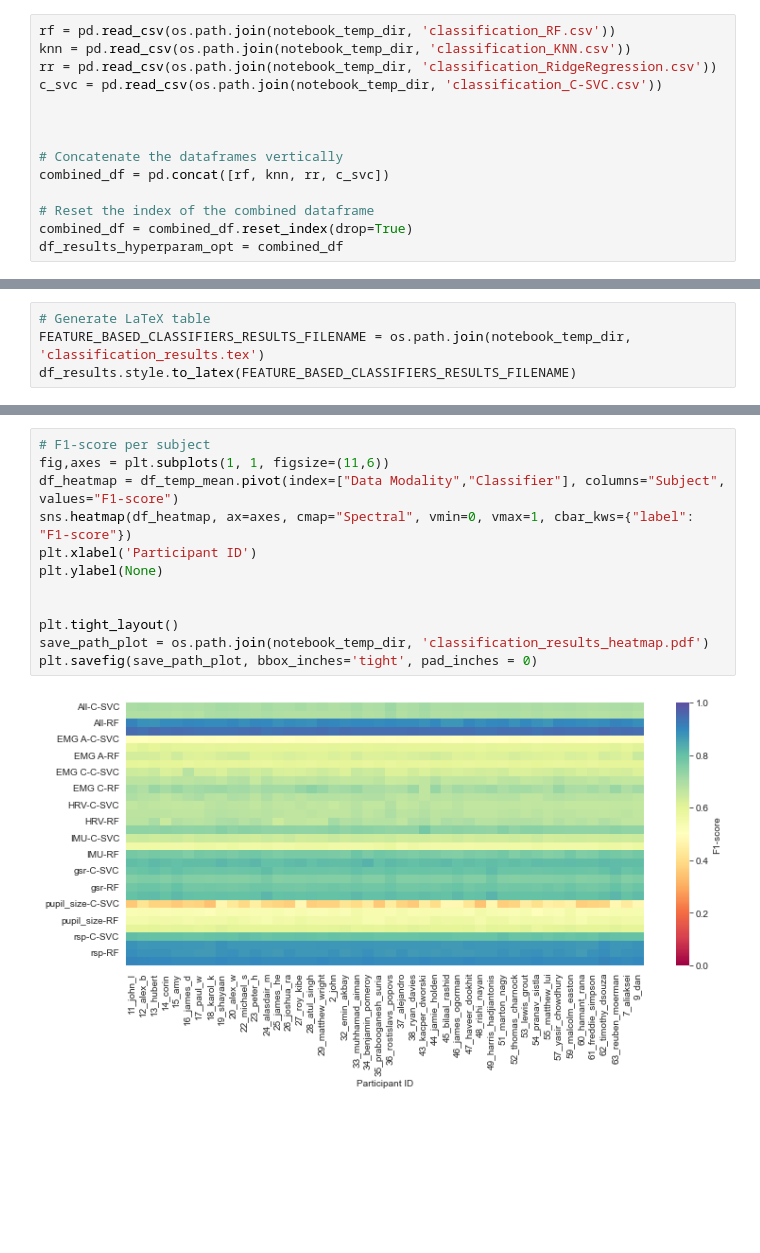
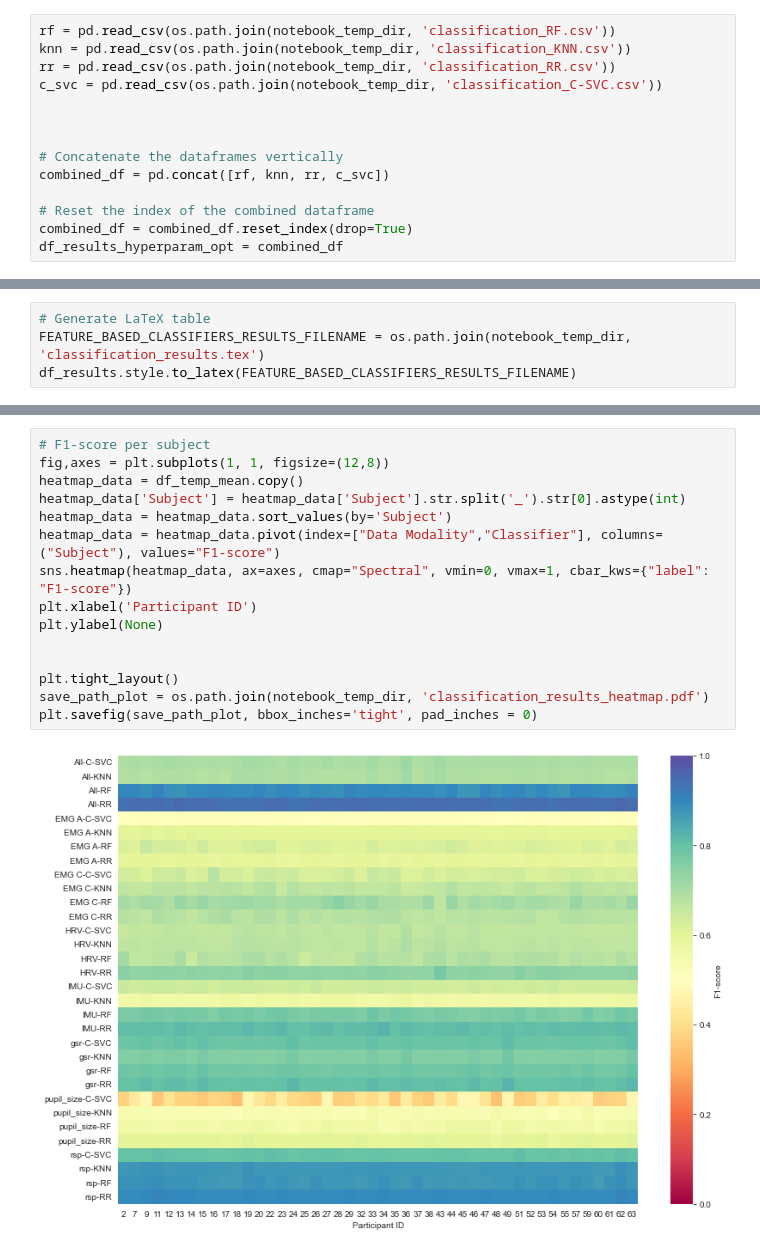
Before and after one commit to michalgnacek/co2-study, a Jupyter notebook: notebooks/4_machine_learning.ipynb, the cells around one changed output, grey strips where cells are left out. Saved outputs shown, nothing was run; the diff lists cells and outputs as text; blank space fills up the shorter version.

Commit message:
Formatted heatmap participant labels

```diff
--- a/notebooks/4_machine_learning.ipynb
+++ b/notebooks/4_machine_learning.ipynb
@@ -475,7 +475,7 @@ Data modality: all | Clf: C-SVC | Subject: 9_dan
 # %%
 rf = pd.read_csv(os.path.join(notebook_temp_dir, 'classification_RF.csv'))
 knn = pd.read_csv(os.path.join(notebook_temp_dir, 'classification_KNN.csv'))
-rr = pd.read_csv(os.path.join(notebook_temp_dir, 'classification_RidgeRegression.csv'))
+rr = pd.read_csv(os.path.join(notebook_temp_dir, 'classification_RR.csv'))
 c_svc = pd.read_csv(os.path.join(notebook_temp_dir, 'classification_C-SVC.csv'))
 
 
@@ -662,14 +662,17 @@ plt.savefig(save_path_plot)
 # %%
 # F1-score per subject
-fig,axes = plt.subplots(1, 1, figsize=(11,6))
-df_heatmap = df_temp_mean.pivot(index=["Data Modality","Classifier"], columns="Subject", values="F1-score")
-sns.heatmap(df_heatmap, ax=axes, cmap="Spectral", vmin=0, vmax=1, cbar_kws={"label": "F1-score"})
+fig,axes = plt.subplots(1, 1, figsize=(12,8))
+heatmap_data = df_temp_mean.copy()
+heatmap_data['Subject'] = heatmap_data['Subject'].str.split('_').str[0].astype(int)
+heatmap_data = heatmap_data.sort_values(by='Subject')
+heatmap_data = heatmap_data.pivot(index=["Data Modality","Classifier"], columns=("Subject"), values="F1-score")
+sns.heatmap(heatmap_data, ax=axes, cmap="Spectral", vmin=0, vmax=1, cbar_kws={"label": "F1-score"})
 plt.xlabel('Participant ID')
 plt.ylabel(None)
 
 
 plt.tight_layout()
 save_path_plot = os.path.join(notebook_temp_dir, 'classification_results_heatmap.pdf')
 plt.savefig(save_path_plot, bbox_inches='tight', pad_inches = 0)
 # %% [output]
-[figure, old version]
+[figure, new version]
```
Also changed, not shown: parts of 9 cells of this notebook.
